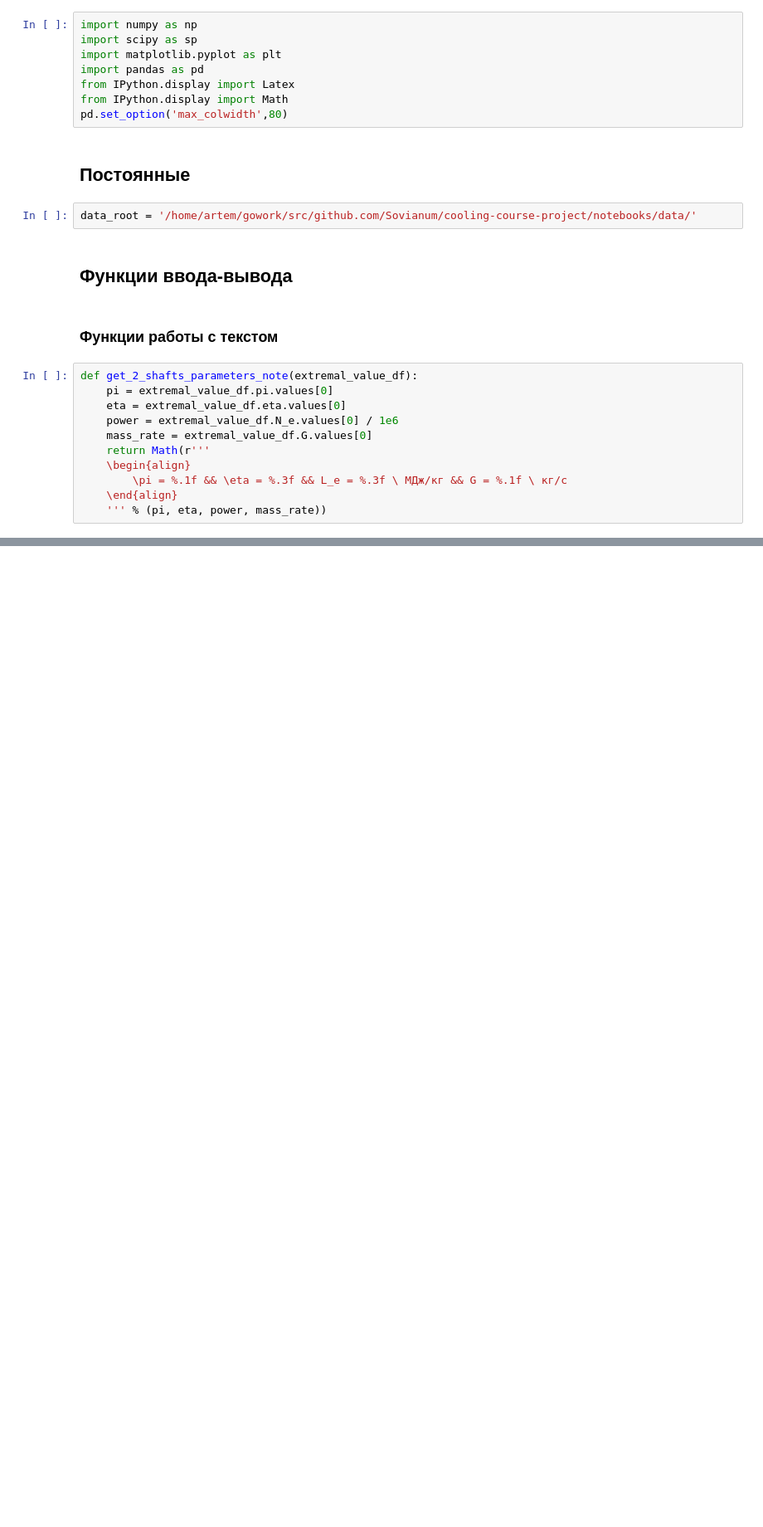
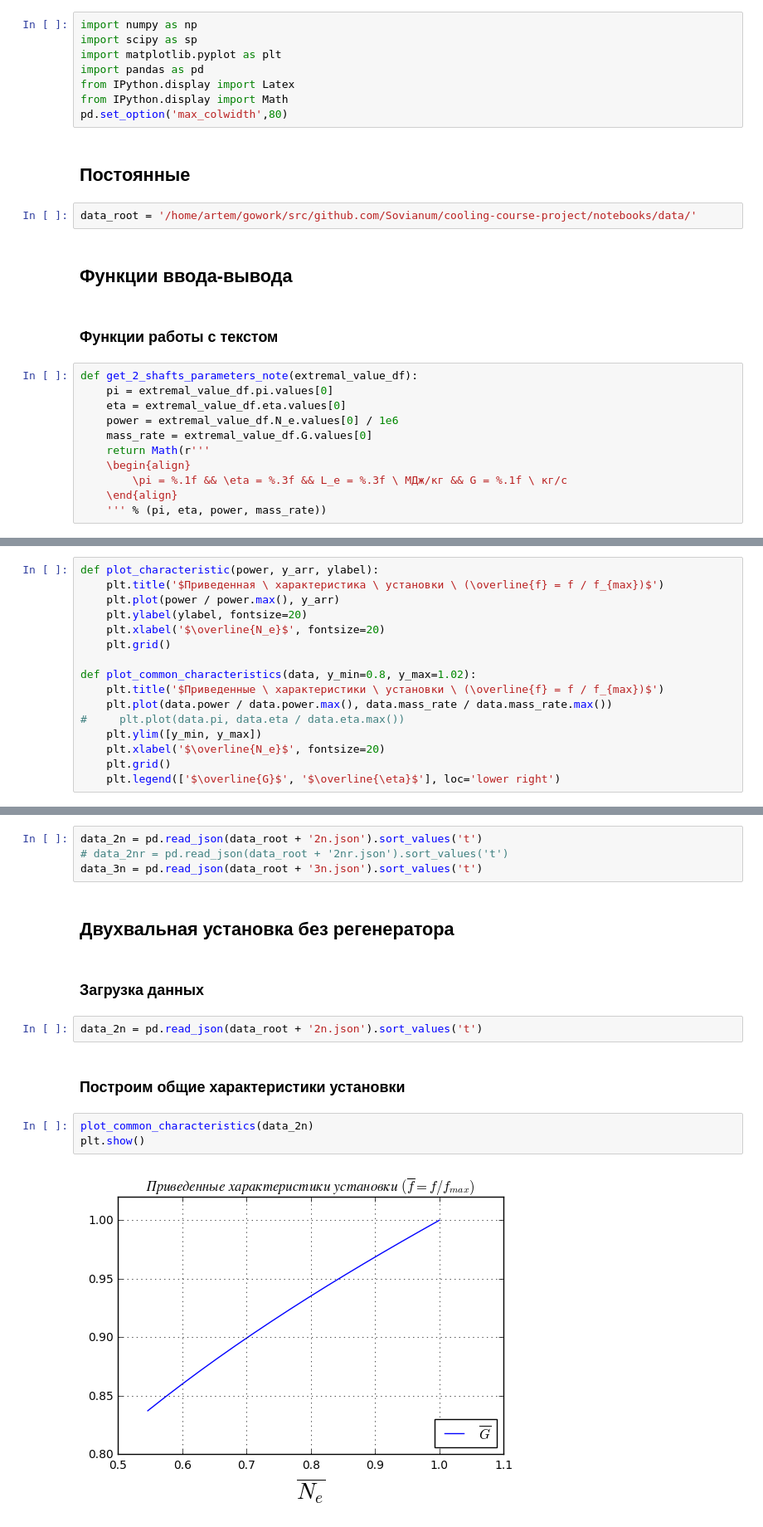
Before and after one commit to Sovianum/cooling-course-project, a Jupyter notebook: notebooks/article/Characteristics.ipynb, the cells around one changed output, grey strips where cells are left out. Shown at 83% size. Saved outputs shown, nothing was run; the diff lists cells and outputs as text; blank space fills up the shorter version.

```diff
--- a/notebooks/article/Characteristics.ipynb
+++ b/notebooks/article/Characteristics.ipynb
@@ -31,0 +34,16 @@ def get_2_shafts_parameters_note(extremal_value_df):
+# %%
+def plot_characteristic(power, y_arr, ylabel):
+    plt.title('$Приведенная \ характеристика \ установки \ (\overline{f} = f / f_{max})$')
+    plt.plot(power / power.max(), y_arr)
+    plt.ylabel(ylabel, fontsize=20)
+    plt.xlabel('$\overline{N_e}$', fontsize=20)
+    plt.grid()
+
+def plot_common_characteristics(data, y_min=0.8, y_max=1.02):
+    plt.title('$Приведенные \ характеристики \ установки \ (\overline{f} = f / f_{max})$')
+    plt.plot(data.power / data.power.max(), data.mass_rate / data.mass_rate.max())
+#     plt.plot(data.pi, data.eta / data.eta.max())
+    plt.ylim([y_min, y_max])
+    plt.xlabel('$\overline{N_e}$', fontsize=20)
+    plt.grid()
+    plt.legend(['$\overline{G}$', '$\overline{\eta}$'], loc='lower right')
@@ -31,0 +52,17 @@ def get_2_shafts_parameters_note(extremal_value_df):
+# %%
+data_2n = pd.read_json(data_root + '2n.json').sort_values('t')
+# data_2nr = pd.read_json(data_root + '2nr.json').sort_values('t')
+data_3n = pd.read_json(data_root + '3n.json').sort_values('t')
+# %% [markdown]
+## Двухвальная установка без регенератора
+# %% [markdown]
+### Загрузка данных
+# %%
+data_2n = pd.read_json(data_root + '2n.json').sort_values('t')
+# %% [markdown]
+### Построим общие характеристики установки
+# %%
+plot_common_characteristics(data_2n)
+plt.show()
+# %% [output]
+[figure, added]
```
Also changed, not shown: parts of 30 cells of this notebook, 17 other files.
